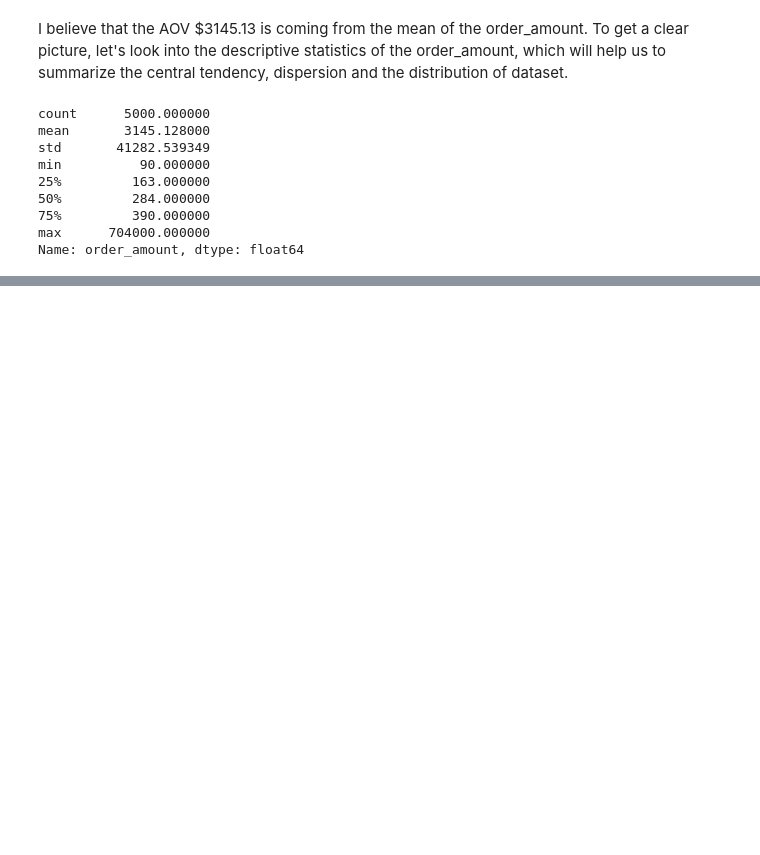
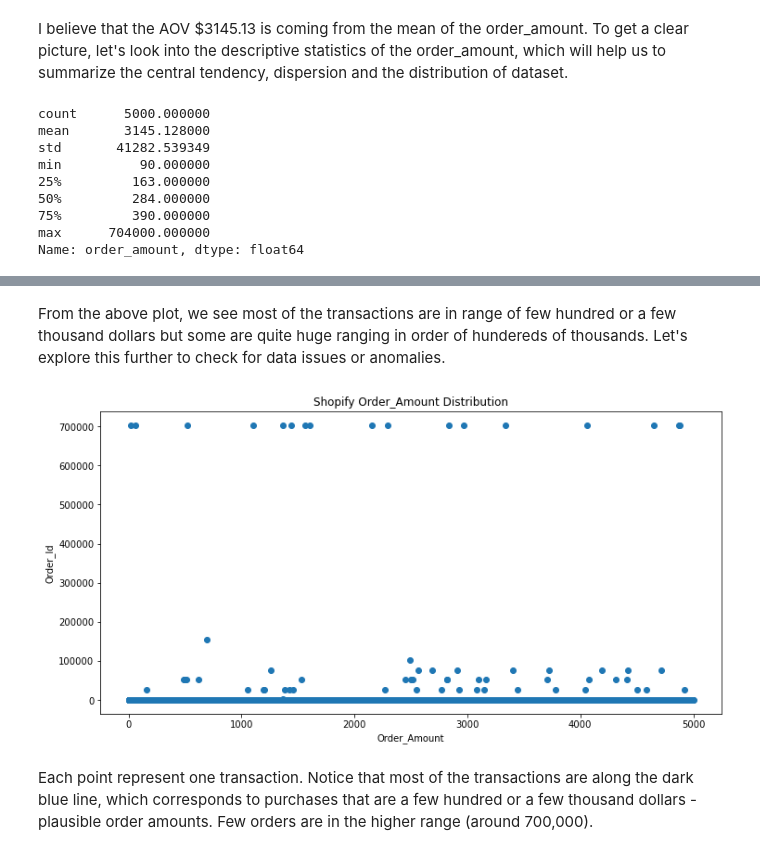
Before and after one commit to RimiSharma/Shopify_Data_science_intern_challenge, a Jupyter notebook: Shopify_DS_intern_challenge.ipynb, the cells around one changed output, grey strips where cells are left out. Drawn from its saved outputs; the diff is of its cells as text; code cells hidden in the pictures; blank space fills up the shorter version.

```diff
--- a/Shopify_DS_intern_challenge.ipynb
+++ b/Shopify_DS_intern_challenge.ipynb
@@ -57,0 +64,15 @@ Lets inspect it further.
+# %% [markdown]
+From the above plot, we see most of the transactions are in range of few hundred or a few thousand dollars but some are quite huge ranging in order of hundereds of thousands. Let's explore this further to check for data issues or anomalies.
+# %%
+# Scatterplot to understand the order_amount for each of our 5000 transactions in detail
+
+plt.figure(figsize=(12,6))
+plt.scatter(x = shopify_df['order_id'], y = shopify_df['order_amount'], marker='o');
+plt.title("Shopify Order_Amount Distribution")
+plt.xlabel("Order_Amount")
+plt.ylabel("Order_Id")
+plt.show()
+# %% [output]
+[figure, added]
+# %% [markdown]
+Each point represent one transaction. Notice that most of the transactions are along the dark blue line, which corresponds to purchases that are a few hundred or a few thousand dollars - plausible order amounts. Few orders are in the higher range (around 700,000).
```
Also changed, not shown: parts of 35 cells of this notebook.
